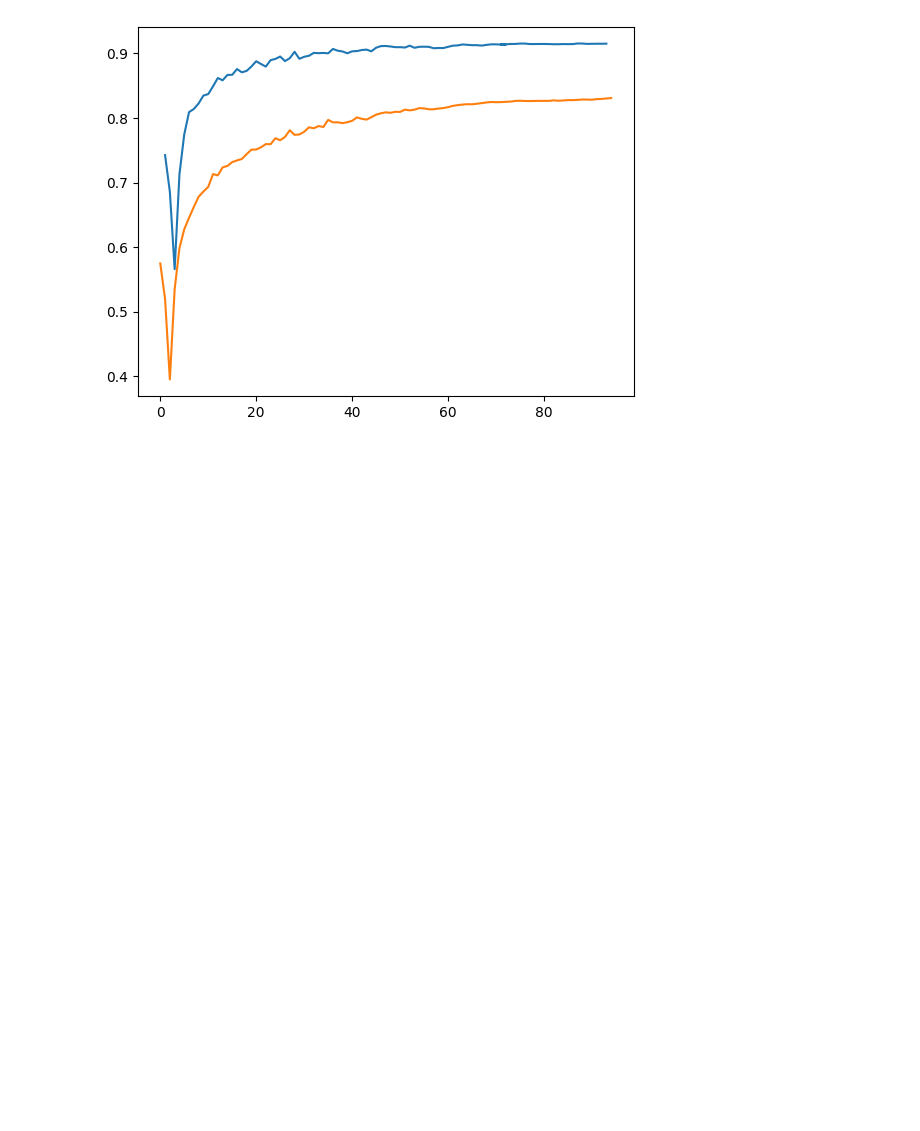
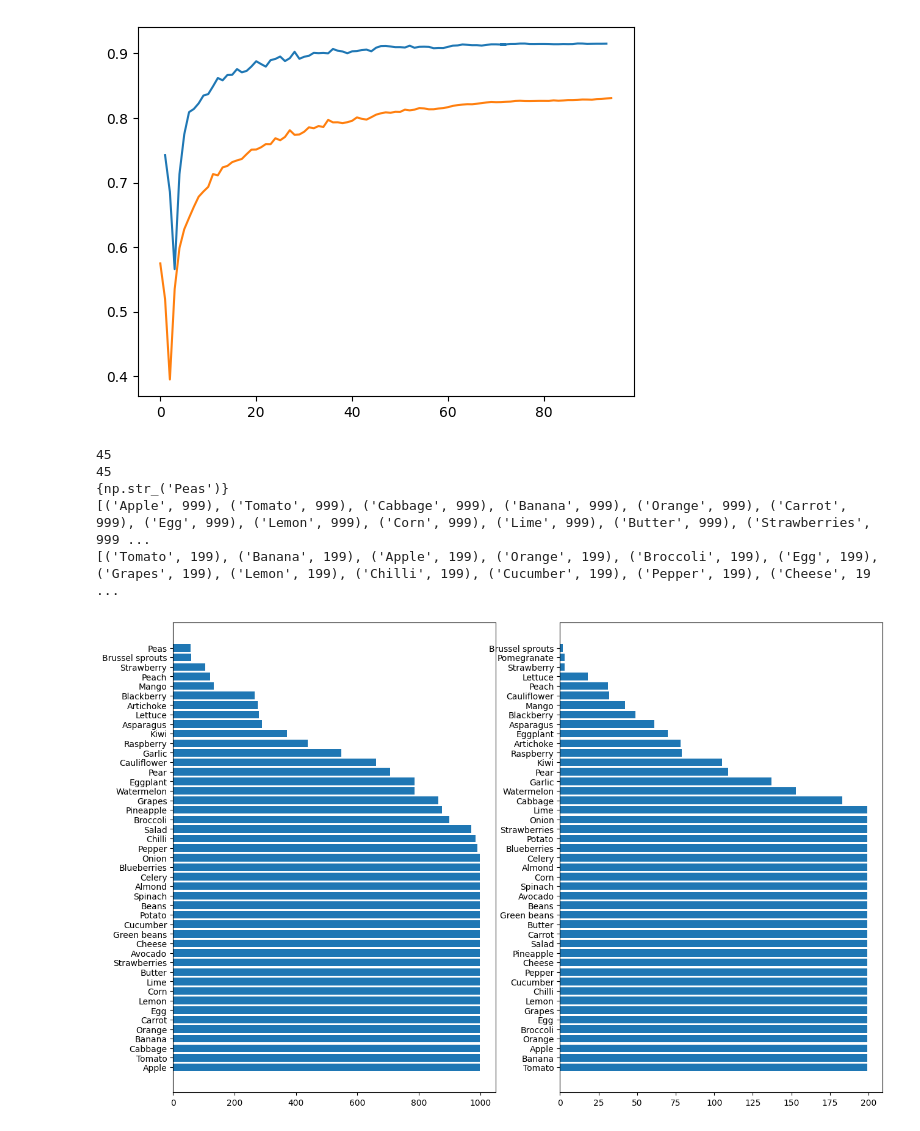
Before and after one commit to EgnaldCela/SiMagna, a Jupyter notebook: temp.ipynb, the cells around one changed output. Saved outputs shown, nothing was run; the diff lists cells and outputs as text; code cells hidden in the pictures; blank space fills up the shorter version.

Commit message:
new dataset done

```diff
--- a/temp.ipynb
+++ b/temp.ipynb
@@ -175,3 +203,39 @@ plt.plot(results["epoch"], mAP50, mAP5095)
 [<matplotlib.lines.Line2D at 0x...>,
  <matplotlib.lines.Line2D at 0x...>]
 [figure]
+# %%
+# plot balance for newly created dataset with many many classes
+from reorder_data import find_dataset_balance
+import matplotlib.pyplot as plt
+
+dataset = "final"
+
+def condition(x):
+    return x[0] not in {'Olive', 'Raspberries', 'Plum', 'Brussel sprouts' 'Peas', 'Clementine', 'Blackberries', 'Ginger', 'Nuts'} # fewer than 100 instances in training
+
+train_balance = find_dataset_balance(f"{dataset}/train")
+train_category = np.array([x[0] for x in train_balance if condition(x)])
+train_value = np.array([x[1] for x in train_balance if condition(x)])
+
+val_balance = find_dataset_balance(f"{dataset}/valid")
+val_category = np.array([x[0] for x in val_balance if condition(x)])
+val_value = np.array([x[1] for x in val_balance if condition(x)])
+
+print(len(train_value)) # there are 3 duplicate labels, but it seems to work
+print(len(val_value))
+print(set(train_category).difference(set(val_category)))
+print(train_balance)
+print(val_balance)
+
+plt.rcParams["figure.figsize"] = (15, 10)
+fig, axs = plt.subplots(1,2)
+axs[0].barh(train_category, train_value)
+axs[1].barh(val_category, val_value)
+plt.show()
+# %% [output]
+45
+45
+{np.str_('Peas')}
+[('Apple', 999), ('Tomato', 999), ('Cabbage', 999), ('Banana', 999), ('Orange', 999), ('Carrot', 999), ('Egg', 999), ('Lemon', 999), ('Corn', 999), ('Lime', 999), ('Butter', 999), ('Strawberries', 999 ...
+[('Tomato', 199), ('Banana', 199), ('Apple', 199), ('Orange', 199), ('Broccoli', 199), ('Egg', 199), ('Grapes', 199), ('Lemon', 199), ('Chilli', 199), ('Cucumber', 199), ('Pepper', 199), ('Cheese', 19 ...
+[figure, added]
```
Also changed, not shown: parts of 1 cell of this notebook, 7 other files.
